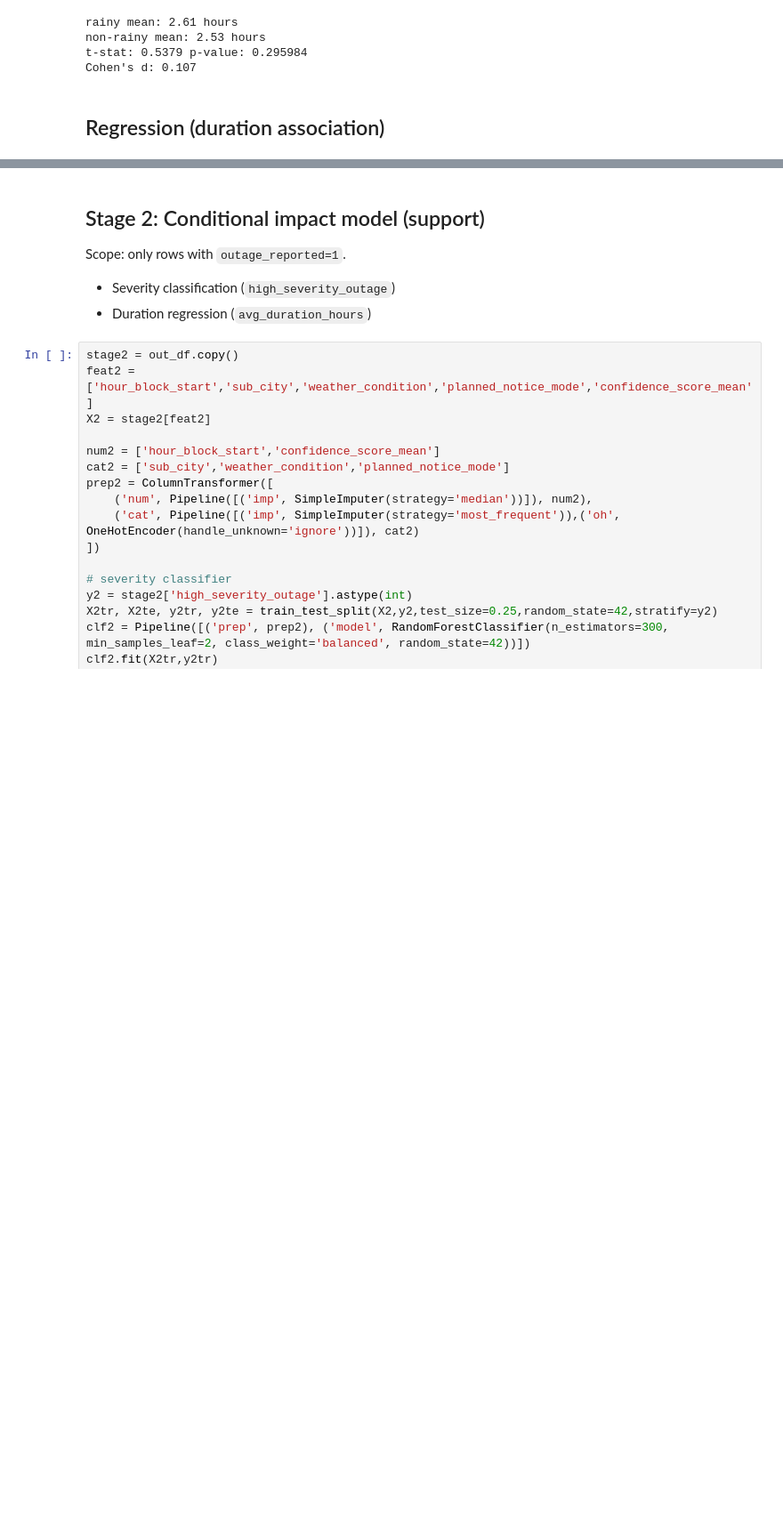
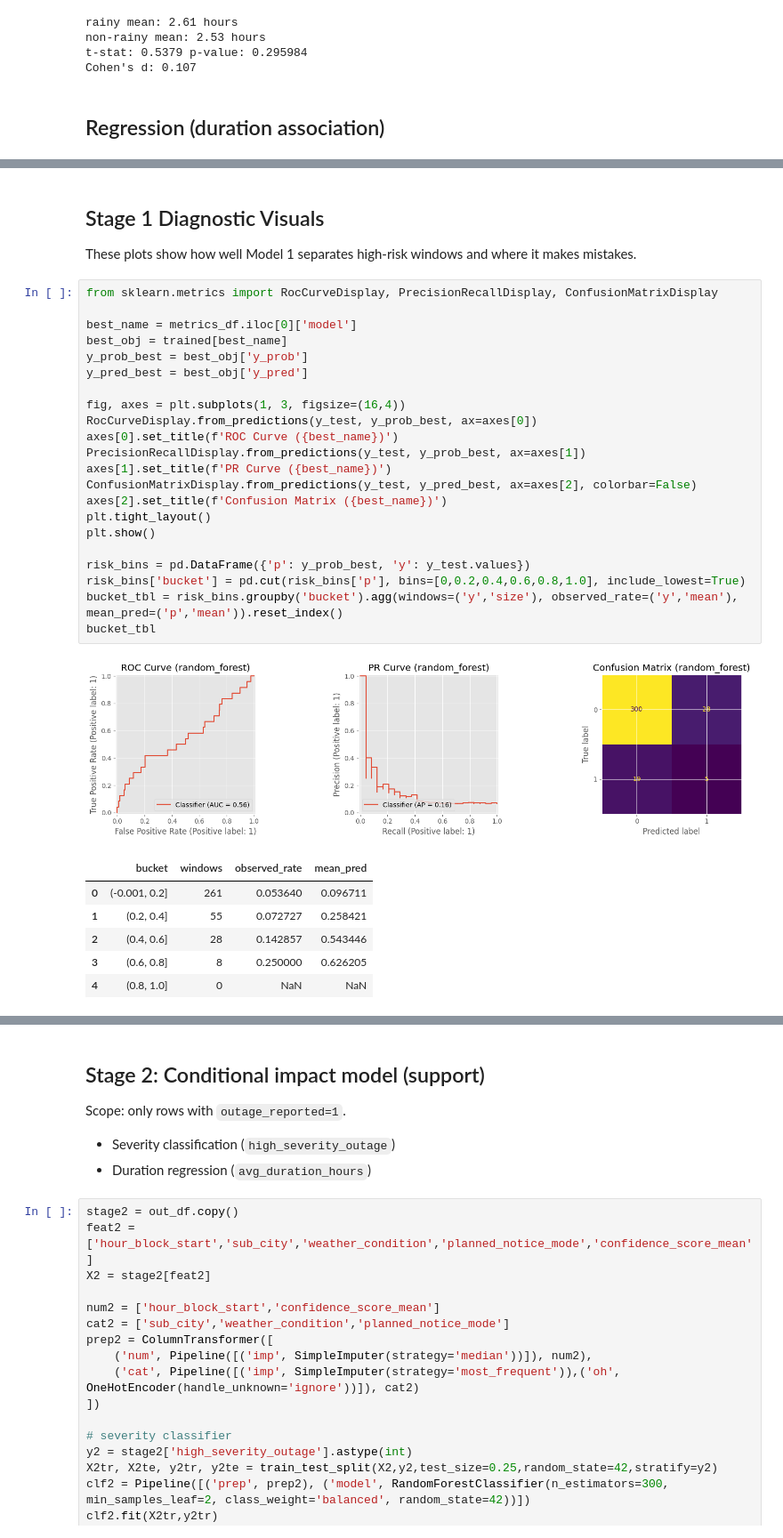
Before and after one commit to lisan-5/GridSense, a Jupyter notebook: notebooks/lisanegebriel_ethiopia_final_project.ipynb, the cells around one changed output, grey strips where cells are left out. Shown at 89% size. Cells and saved outputs as stored; diff of their text form; blank space fills up the shorter version.

```diff
--- a/notebooks/lisanegebriel_ethiopia_final_project.ipynb
+++ b/notebooks/lisanegebriel_ethiopia_final_project.ipynb
@@ -391,0 +431,34 @@ plt.show()
+# %% [markdown]
+## Stage 1 Diagnostic Visuals
+
+These plots show how well Model 1 separates high-risk windows and where it makes mistakes.
+# %%
+from sklearn.metrics import RocCurveDisplay, PrecisionRecallDisplay, ConfusionMatrixDisplay
+
+best_name = metrics_df.iloc[0]['model']
+best_obj = trained[best_name]
+y_prob_best = best_obj['y_prob']
+y_pred_best = best_obj['y_pred']
+
+fig, axes = plt.subplots(1, 3, figsize=(16,4))
+RocCurveDisplay.from_predictions(y_test, y_prob_best, ax=axes[0])
+axes[0].set_title(f'ROC Curve ({best_name})')
+PrecisionRecallDisplay.from_predictions(y_test, y_prob_best, ax=axes[1])
+axes[1].set_title(f'PR Curve ({best_name})')
+ConfusionMatrixDisplay.from_predictions(y_test, y_pred_best, ax=axes[2], colorbar=False)
+axes[2].set_title(f'Confusion Matrix ({best_name})')
+plt.tight_layout()
+plt.show()
+
+risk_bins = pd.DataFrame({'p': y_prob_best, 'y': y_test.values})
+risk_bins['bucket'] = pd.cut(risk_bins['p'], bins=[0,0.2,0.4,0.6,0.8,1.0], include_lowest=True)
+bucket_tbl = risk_bins.groupby('bucket').agg(windows=('y','size'), observed_rate=('y','mean'), mean_pred=('p','mean')).reset_index()
+bucket_tbl
+# %% [output]
+[figure, added]
+|  | bucket | windows | observed_rate | mean_pred |
+| 0 | (-0.001, 0.2] | 261 | 0.053640 | 0.096711 |
+| 1 | (0.2, 0.4] | 55 | 0.072727 | 0.258421 |
+| 2 | (0.4, 0.6] | 28 | 0.142857 | 0.543446 |
+| 3 | (0.6, 0.8] | 8 | 0.250000 | 0.626205 |
+| 4 | (0.8, 1.0] | 0 | NaN | NaN |
```
Also changed, not shown: parts of 17 cells of this notebook, 2 other files.
